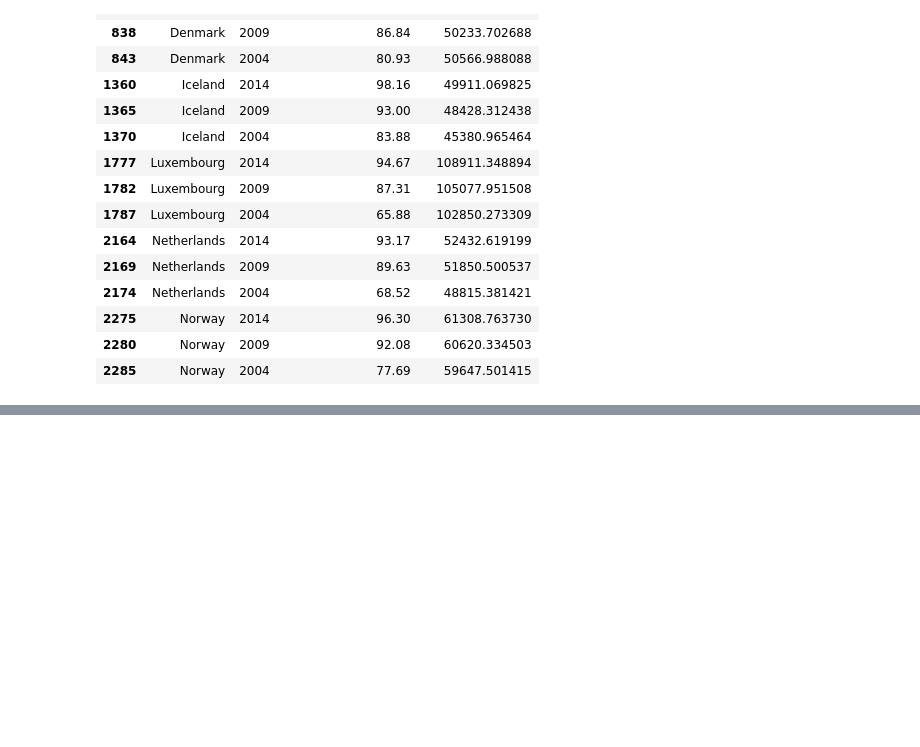
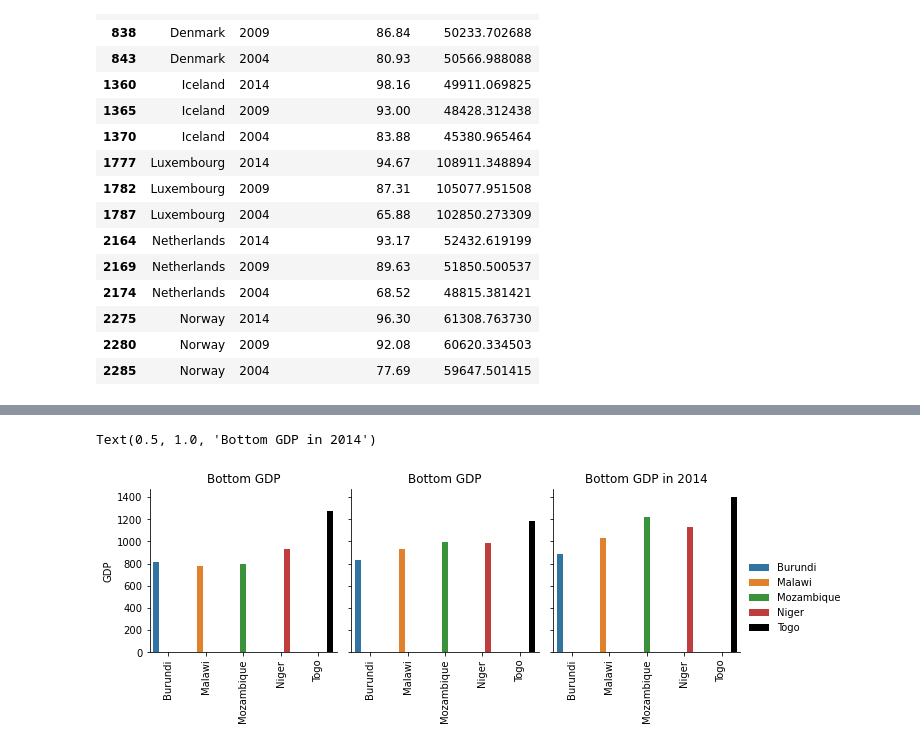
Before and after one commit to TheRealIanGray/gdp-and-internet-usage-TheRealIanGray, a Jupyter notebook: First Python Project.ipynb, the cells around one changed output, grey strips where cells are left out. Cells and saved outputs as stored; diff of their text form; code cells hidden in the pictures; blank space fills up the shorter version.

```diff
--- a/First Python Project.ipynb
+++ b/First Python Project.ipynb
@@ -300,0 +389,3 @@ Name: Country, dtype: object
+# %%
+gdp_b5_14=gdp_and_internet_use_2014.sort_values(by=['GDP_Per_Capita'], ascending=True).head(5)
+gdp_b5_14
@@ -300,0 +399,3 @@ Name: Country, dtype: object
+# %%
+gdp_b5 = gdp_and_internet_use_sub[gdp_and_internet_use_sub['Country'].isin(gdp_b5_14.Country)]
+gdp_b5
@@ -300,0 +419,18 @@ Name: Country, dtype: object
+# %%
+x= sns.FacetGrid(gdp_b5, col="Year")
+sns.color_palette("tab10")
+x.map_dataframe(sns.barplot, x="Country", y="GDP_Per_Capita", hue="Country", palette=["C0","C1","C2","C3", "k"])
+
+x.set_axis_labels('',"GDP")
+
+for axes in x.axes.flat:
+    _ = axes.set_xticklabels(axes.get_xticklabels(), rotation=90)
+
+for axes in x.axes.flat:
+    _ = axes.set_title("Bottom GDP")
+
+x.add_legend()
+plt.title("Bottom GDP in 2014")
+# %% [output]
+Text(0.5, 1.0, 'Bottom GDP in 2014')
+[figure, added]
```
Also changed, not shown: parts of 11 cells of this notebook.
